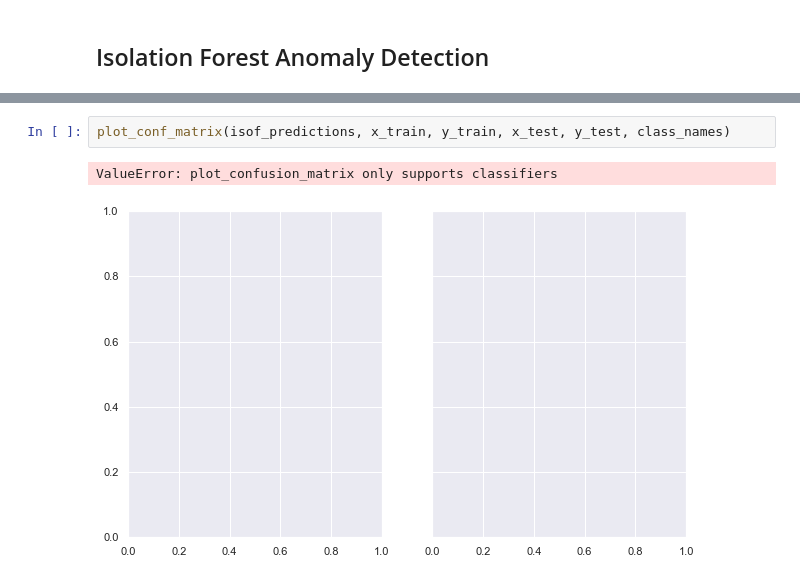
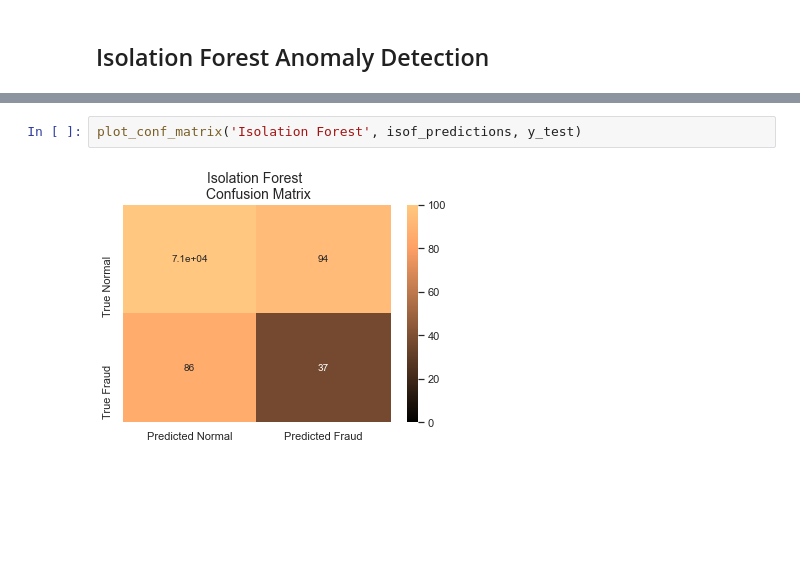
Before and after one commit to Lionslicer-Coding/mod3project, a Jupyter notebook: index.ipynb, the cells around one changed output, grey strips where cells are left out. Drawn from its saved outputs; the diff is of its cells as text; blank space fills up the shorter version.

```diff
--- a/index.ipynb
+++ b/index.ipynb
@@ -356,5 +300,4 @@ f1: 0.29133858267716534
 # %%
-plot_conf_matrix(isof_predictions, x_train, y_train, x_test, y_test, class_names)
+plot_conf_matrix('Isolation Forest', isof_predictions, y_test)
 # %% [output]
-ValueError: plot_confusion_matrix only supports classifiers
-[figure, old version]
+[figure, new version]
```
Also changed, not shown: parts of 32 cells of this notebook.
